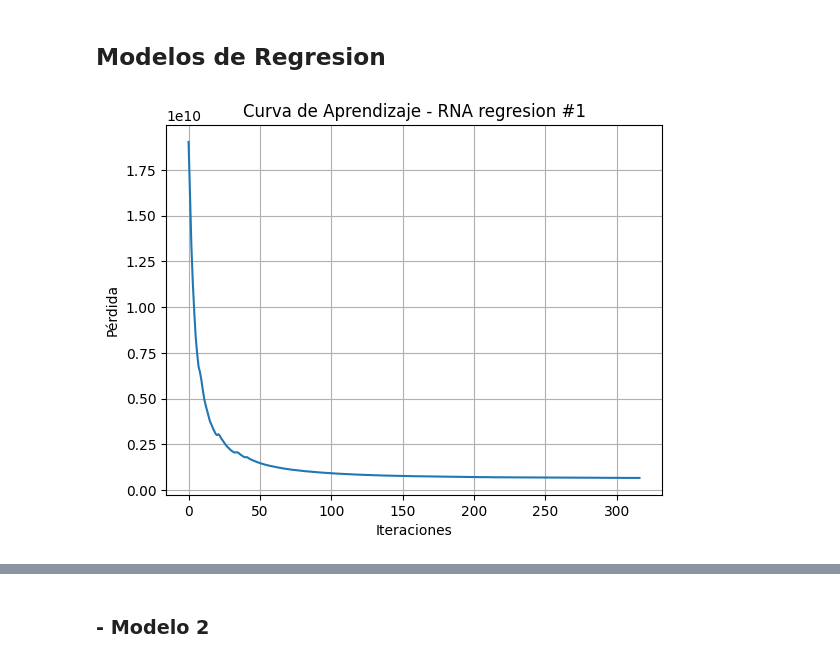
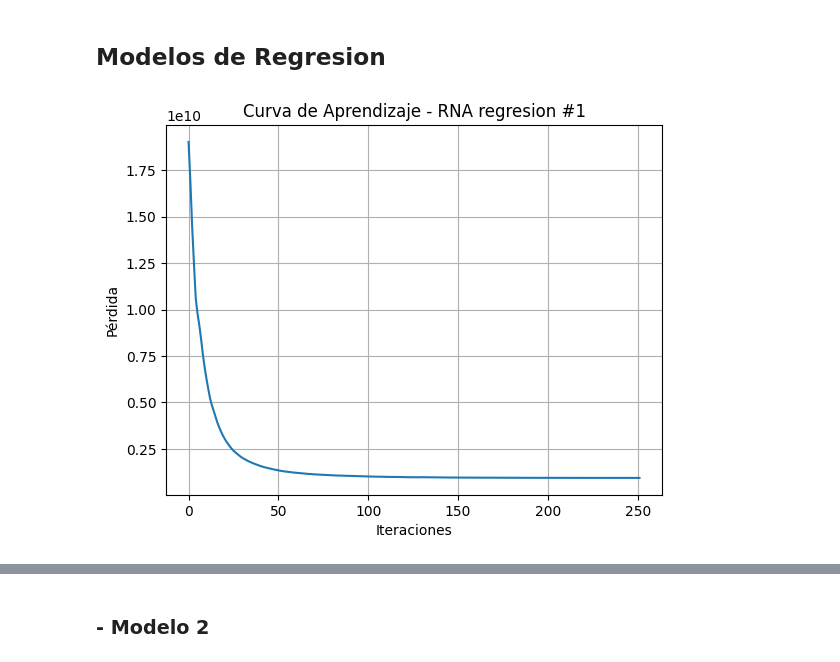
Before and after one commit to DiegoDuaS/RNA, a Jupyter notebook: actividades.ipynb, the cells around one changed output, grey strips where cells are left out. Drawn from its saved outputs; the diff is of its cells as text; code cells hidden in the pictures.

```diff
--- a/actividades.ipynb
+++ b/actividades.ipynb
@@ -442,28 +442,27 @@ rna_pp = ColumnTransformer([
 # %%
 from sklearn.neural_network import MLPRegressor
 # Modelos 1 y 2
 
 nn1 = make_pipeline(
     rna_pp,
     MLPRegressor(
-        hidden_layer_sizes=(128),
-        max_iter=1000,
-        early_stopping=True,
+        hidden_layer_sizes=(50),
+        max_iter=500,
         activation='tanh',
         solver='sgd'
     )
 )
 
 nn1.fit(X_train, y_train)
 mplr_1 = nn1.named_steps['mlpregressor']
 plt.plot(mplr_1.loss_curve_)
 plt.title('Curva de Aprendizaje - RNA regresion #1')
 plt.xlabel('Iteraciones')
 plt.ylabel('Pérdida')
 plt.grid()
 plt.show()
 # %% [output]
-[figure, old version]
+[figure, new version]
 # %%
 y1_pred = nn1.predict(X_test)
 diff = y_test - y1_pred
```
Also changed, not shown: parts of 12 cells of this notebook.
